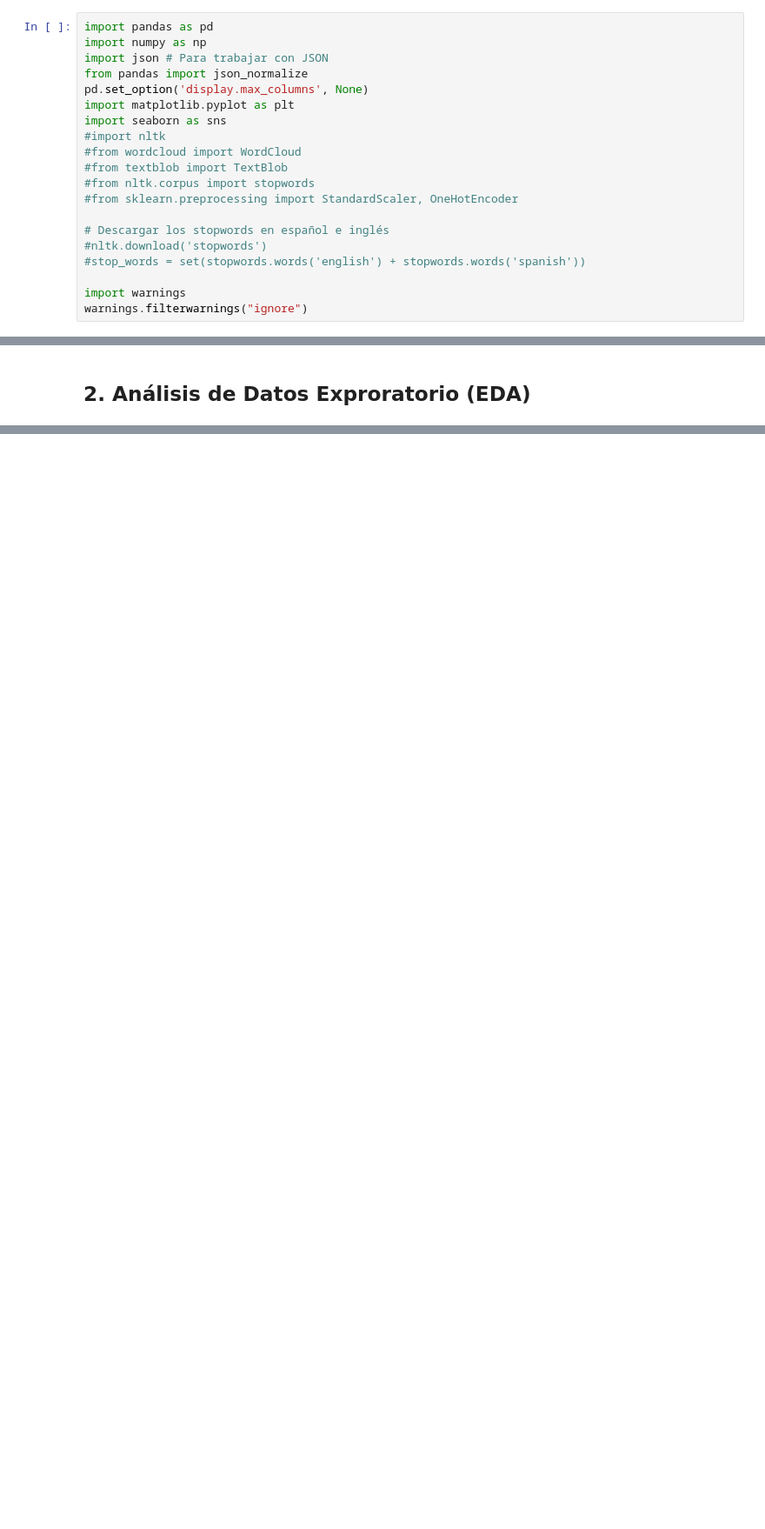
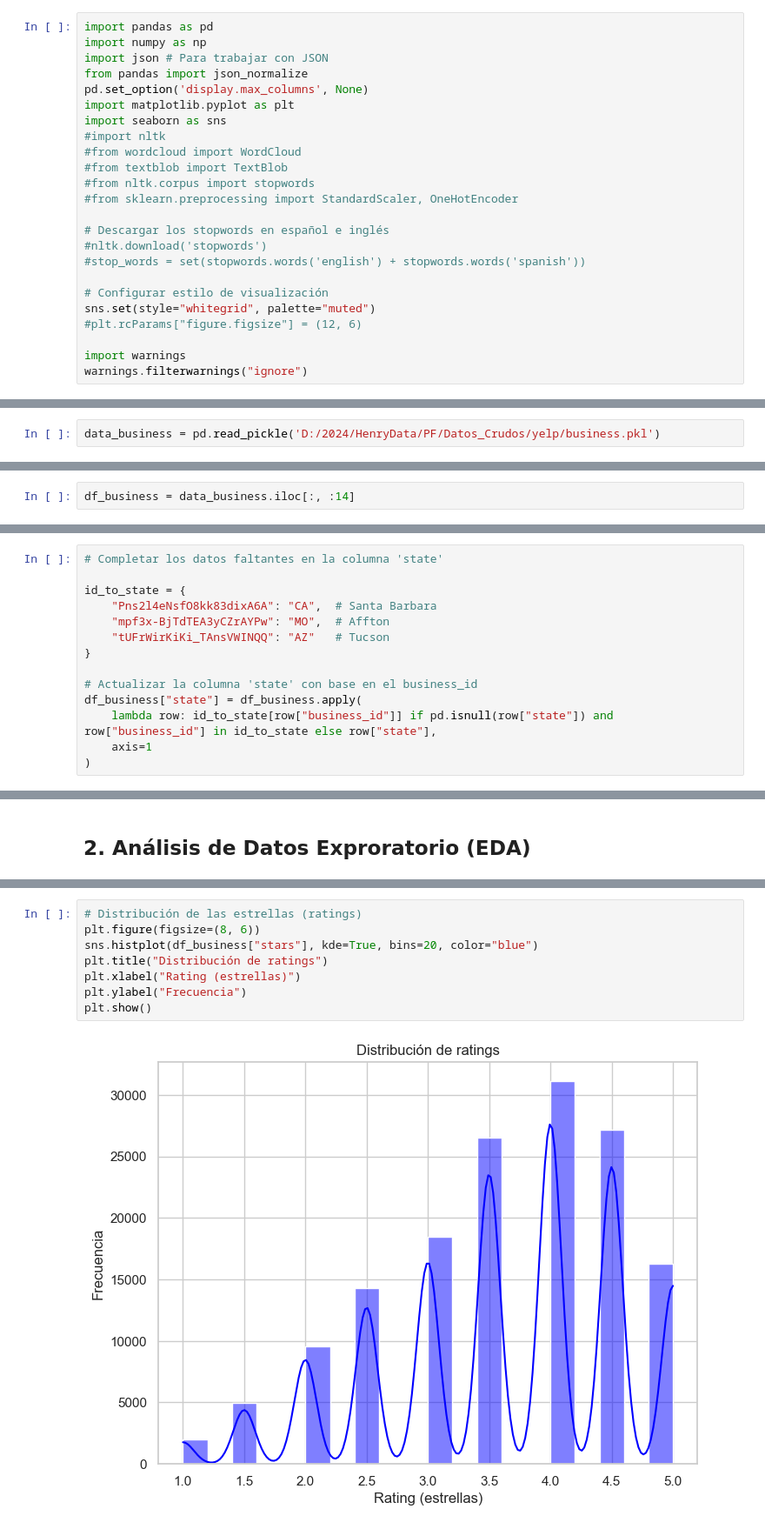
Before and after one commit to JossySharry/Proyecto_Yelp_GoogleMaps, a Jupyter notebook: Sprint_1/ETL_EDA_Yelp.ipynb, the cells around one changed output, grey strips where cells are left out. Shown at 87% size. Cells and saved outputs as stored; diff of their text form; blank space fills up the shorter version.

Commit message:
Eda Yelp

```diff
--- a/Sprint_1/ETL_EDA_Yelp.ipynb
+++ b/Sprint_1/ETL_EDA_Yelp.ipynb
@@ -20,7 +20,13 @@ import seaborn as sns
 #nltk.download('stopwords')
 #stop_words = set(stopwords.words('english') + stopwords.words('spanish'))
 
+# Configurar estilo de visualización
+sns.set(style="whitegrid", palette="muted")
+#plt.rcParams["figure.figsize"] = (12, 6)
+
 import warnings
 warnings.filterwarnings("ignore")
 # %% [markdown]
 ## 1. Extraccción, Tranformación y Carga de Datos (ETL)
+# %%
+data_business = pd.read_pickle('D:/2024/HenryData/PF/Datos_Crudos/yelp/business.pkl')
@@ -26,0 +59,2 @@ warnings.filterwarnings("ignore")
+# %%
+df_business = data_business.iloc[:, :14]
@@ -26,0 +82,14 @@ warnings.filterwarnings("ignore")
+# %%
+# Completar los datos faltantes en la columna 'state'
+
+id_to_state = {
+    "Pns2l4eNsfO8kk83dixA6A": "CA",  # Santa Barbara
+    "mpf3x-BjTdTEA3yCZrAYPw": "MO",  # Affton
+    "tUFrWirKiKi_TAnsVWINQQ": "AZ"   # Tucson
+}
+
+# Actualizar la columna 'state' con base en el business_id
+df_business["state"] = df_business.apply(
+    lambda row: id_to_state[row["business_id"]] if pd.isnull(row["state"]) and row["business_id"] in id_to_state else row["state"],
+    axis=1
+)
@@ -28,0 +107,10 @@ warnings.filterwarnings("ignore")
+# %%
+# Distribución de las estrellas (ratings)
+plt.figure(figsize=(8, 6))
+sns.histplot(df_business["stars"], kde=True, bins=20, color="blue")
+plt.title("Distribución de ratings")
+plt.xlabel("Rating (estrellas)")
+plt.ylabel("Frecuencia")
+plt.show()
+# %% [output]
+[figure, added]
```
Also changed, not shown: parts of 29 cells of this notebook.
